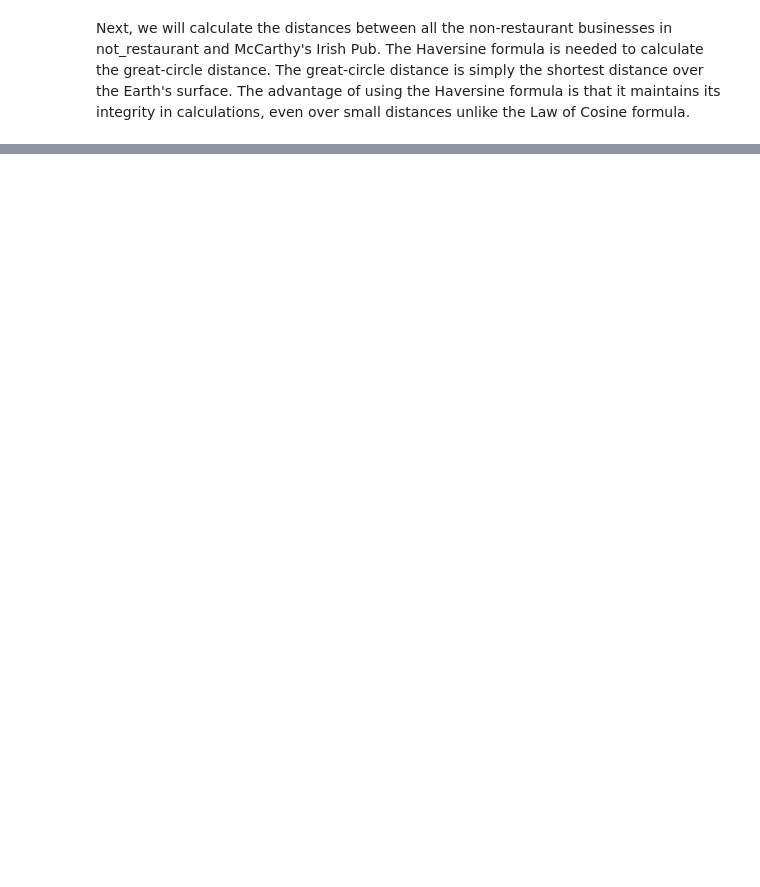
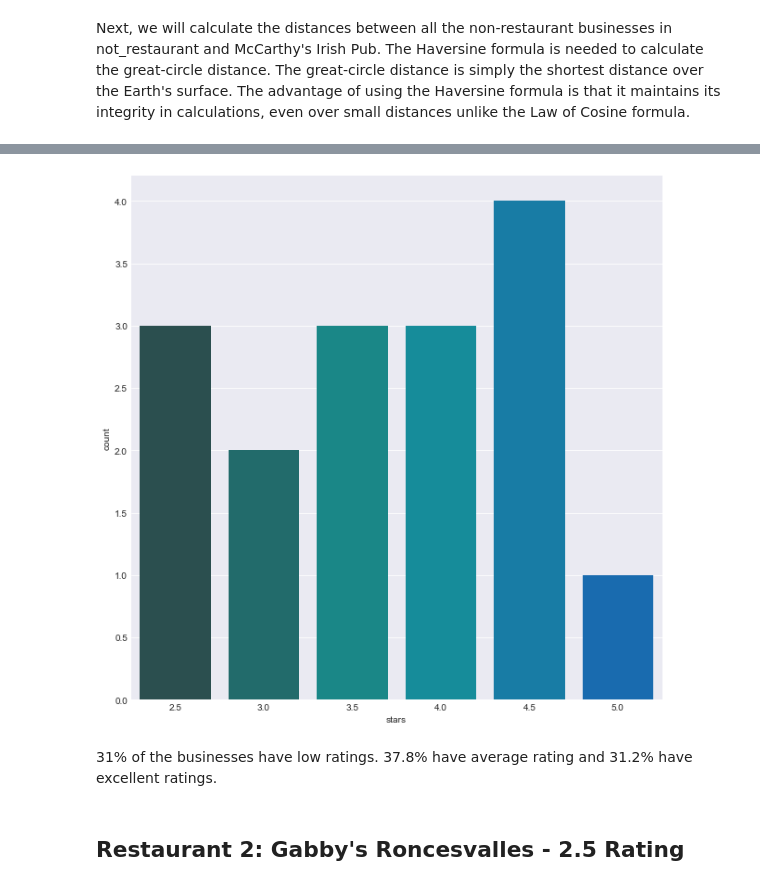
Before and after one commit to shrutirao94/Restaurant-Quality-and-Co-location-in-Toronto, a Jupyter notebook: yelp_toronto_analysis.ipynb, the cells around one changed output, grey strips where cells are left out. Saved outputs shown, nothing was run; the diff lists cells and outputs as text; code cells hidden in the pictures; blank space fills up the shorter version.

```diff
--- a/yelp_toronto_analysis.ipynb
+++ b/yelp_toronto_analysis.ipynb
@@ -142,0 +213,10 @@ not_restaurant.head()
+# %%
+sns.factorplot(x='stars', kind ='count',data = measure_1, palette = 'winter_d',
+               size = 8.5)
+sns.set_style('darkgrid')
+# %% [output]
+[figure, added]
+# %% [markdown]
+31% of the businesses have low ratings. 37.8% have average rating and 31.2% have excellent ratings.
+# %% [markdown]
+## Restaurant 2:  Gabby's Roncesvalles - 2.5 Rating
```
Also changed, not shown: parts of 36 cells of this notebook.
